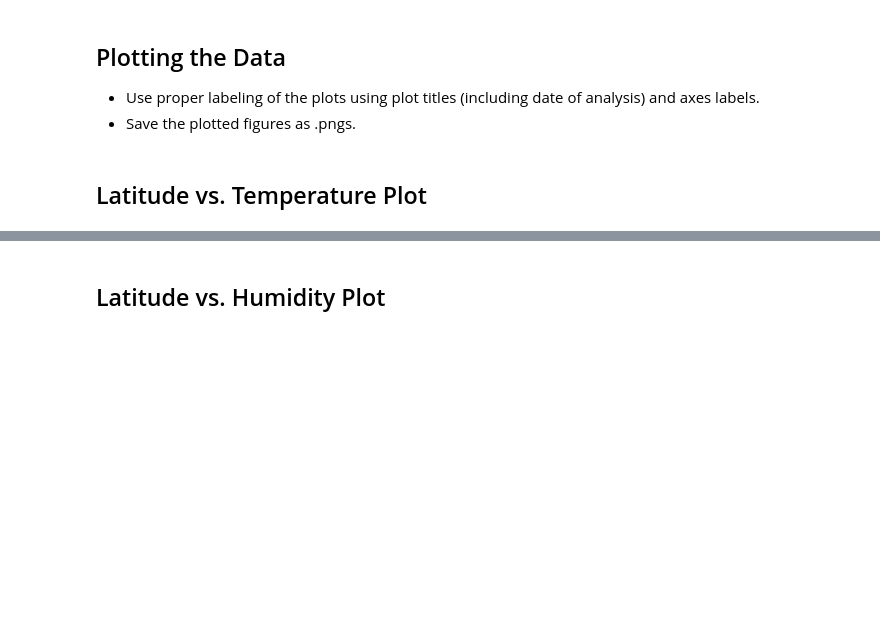
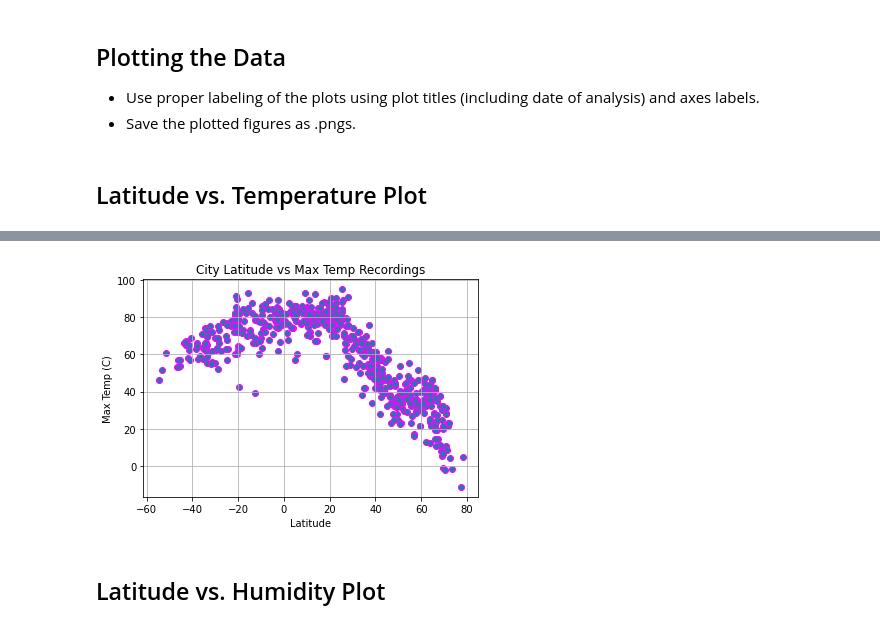
Before and after one commit to Travbz/python-api-challenge, a Jupyter notebook: WeatherPy.ipynb, the cells around one changed output, grey strips where cells are left out. Cells and saved outputs as stored; diff of their text form; code cells hidden in the pictures; blank space fills up the shorter version.

```diff
--- a/WeatherPy.ipynb
+++ b/WeatherPy.ipynb
@@ -137,2 +207,11 @@ Int64Index([], dtype='int64')
+# %%
+plt.scatter(lat, temp_max, edgecolors='fuchsia')
+plt.xlabel("Latitude")
+plt.ylabel("Max Temp (C)")
+plt.title("City Latitude vs Max Temp Recordings")
+plt.grid()
+plt.show()
+# %% [output]
+[figure, added]
 # %% [markdown]
 ## Latitude vs. Humidity Plot
```
Also changed, not shown: parts of 31 cells of this notebook, 1 other file.
